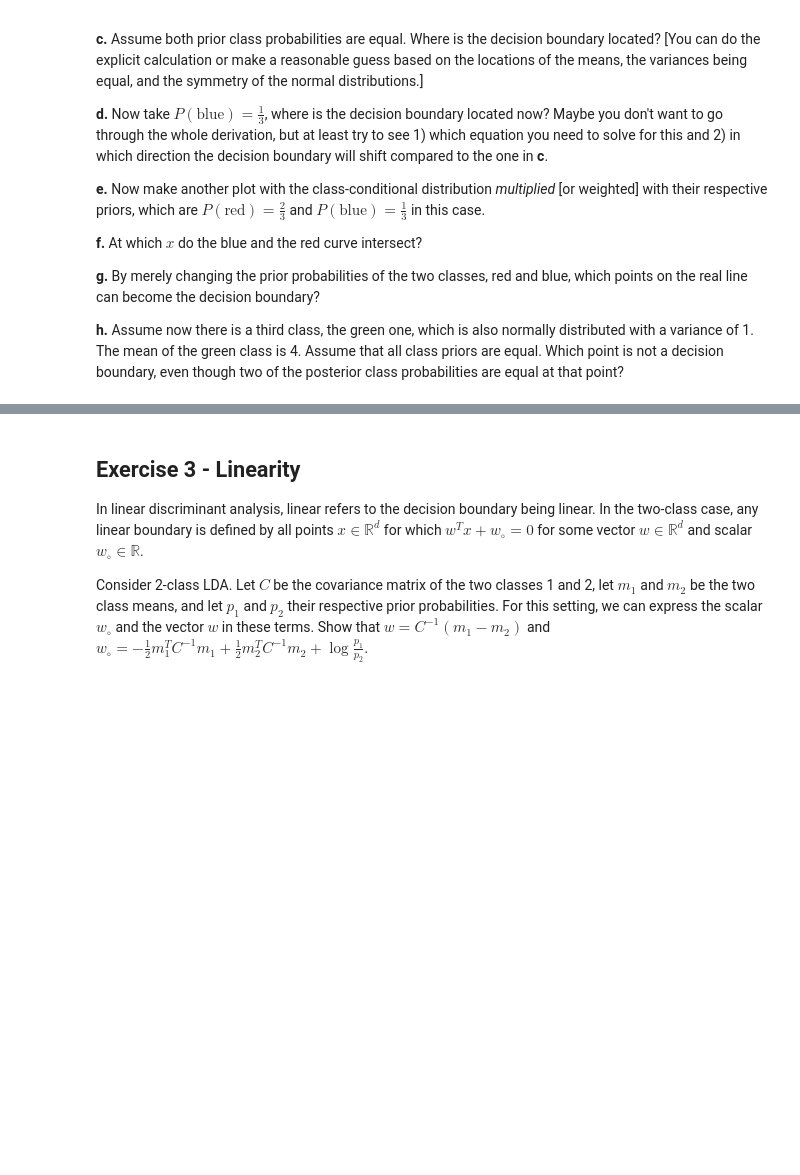
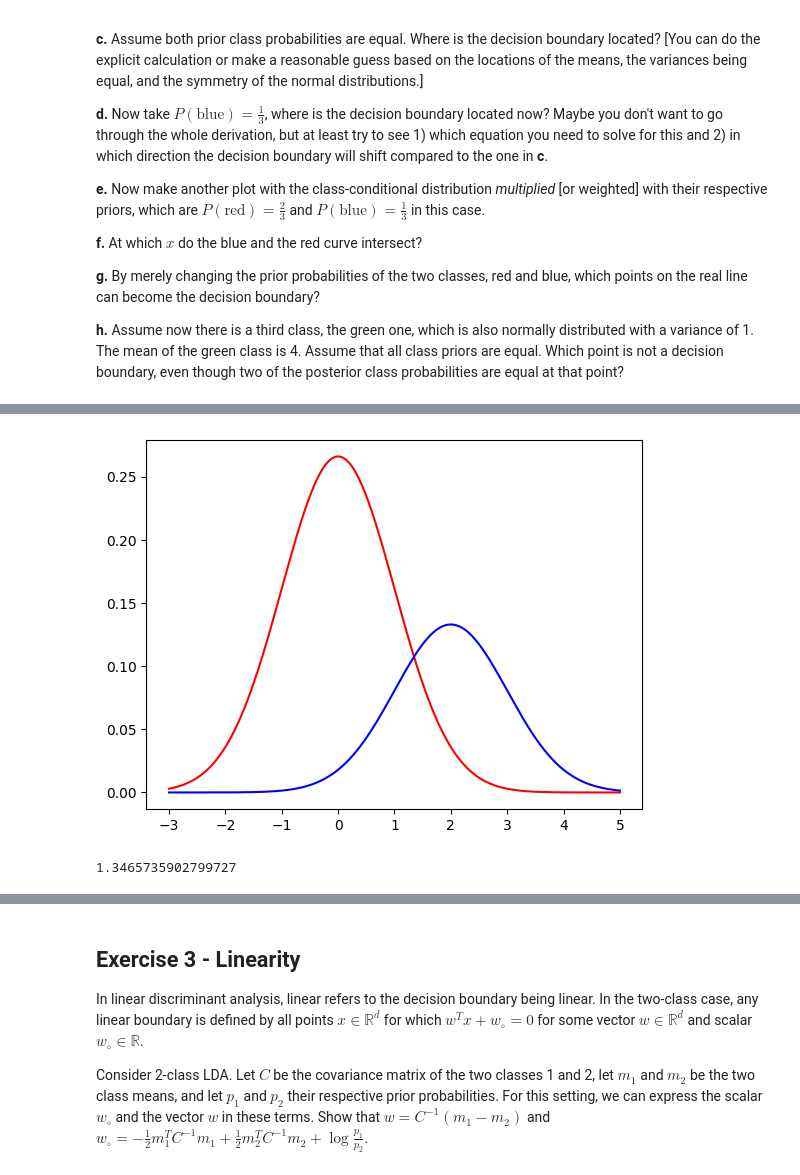
Before and after one commit to lanster42/Erasmus-Notes-25-26, a Jupyter notebook: Data mining and Machine learning/Assignment4/Assignment4_DMML_20250923.ipynb, the cells around one changed output, grey strips where cells are left out. Cells and saved outputs as stored; diff of their text form; code cells hidden in the pictures; blank space fills up the shorter version.

```diff
--- a/Data mining and Machine learning/Assignment4/Assignment4_DMML_20250923.ipynb
+++ b/Data mining and Machine learning/Assignment4/Assignment4_DMML_20250923.ipynb
@@ -39,0 +85,37 @@ The decision boundary is located at those $x$ on the real line where the classif
+# %%
+""" (e) """
+
+import matplotlib.pyplot as plt
+import numpy as np
+import math
+import scipy.stats as stats
+
+mu1 = 0
+variance = 1
+mu2 = 2
+
+sigma = math.sqrt(variance)
+x = np.linspace((mu1 - 3*sigma), (mu2 + 3*sigma), 400)
+plt.plot(x, stats.norm.pdf(x, mu1, sigma)*2/3, color='red')
+plt.plot(x, stats.norm.pdf(x, mu2, sigma)*1/3, color='blue') #so we added the priors (factors) 1/3 and 2/3
+plt.show()
+# %% [output]
+[figure, added]
+# %%
+""" (f) """
+import math
+
+# Parameters
+mu_red = 0
+mu_blue = 2
+sigma2 = 1
+P_red = 2/3
+P_blue = 1/3
+
+# For equal variance Gaussians, the solution simplifies to:
+x_boundary = (mu_red + mu_blue)/2 + (sigma2 / (mu_blue - mu_red)) * math.log(P_red / P_blue)
+
+print(x_boundary)
+#We can see that the decision boundary is approximately at x = 1.34657
+# %% [output]
+1.3465735902799727
```
Also changed, not shown: parts of 14 cells of this notebook, 4 other files.
